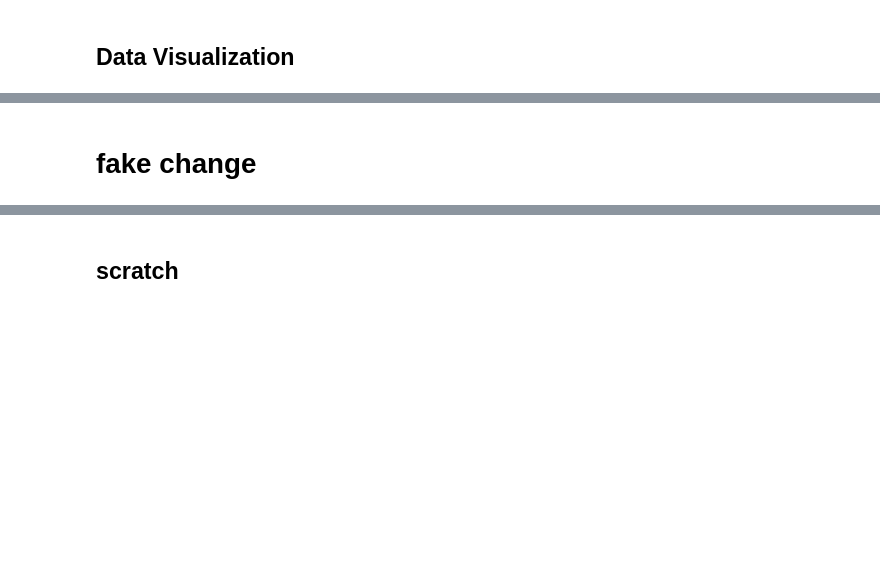
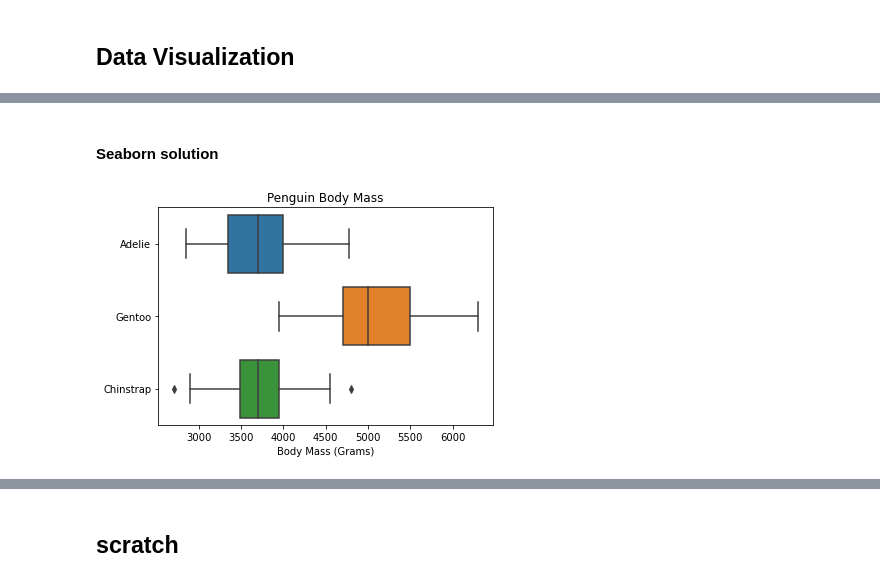
Before and after one commit to vegalla/dspp-bootcamp, a Jupyter notebook: Bootcamp Week 2.ipynb, the cells around one changed output, grey strips where cells are left out. Cells and saved outputs as stored; diff of their text form; code cells hidden in the pictures; blank space fills up the shorter version.

```diff
--- a/Bootcamp Week 2.ipynb
+++ b/Bootcamp Week 2.ipynb
@@ -78,4 +122,10 @@ msno.bar(gapminder)
+# %% [markdown]
+#### Seaborn solution
 # %%
-## start with plotnine, try to replicate in seaborn, try to replicate in matplotlib
+sns.boxplot(x="body_mass_g",y="species",data=penguins)
+plt.xlabel("Body Mass (Grams)")
+plt.ylabel("")
+plt.title("Penguin Body Mass")
+plt.show()
+# %% [output]
+[figure, added]
-# %% [markdown]
-# fake change
```
Also changed, not shown: parts of 16 cells of this notebook.
